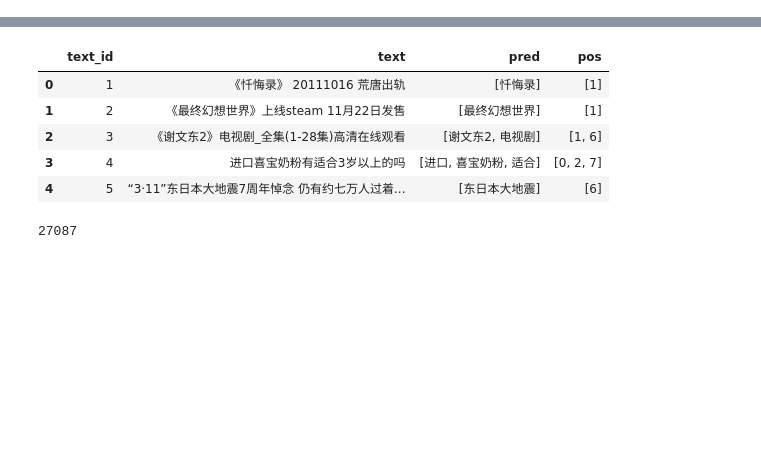
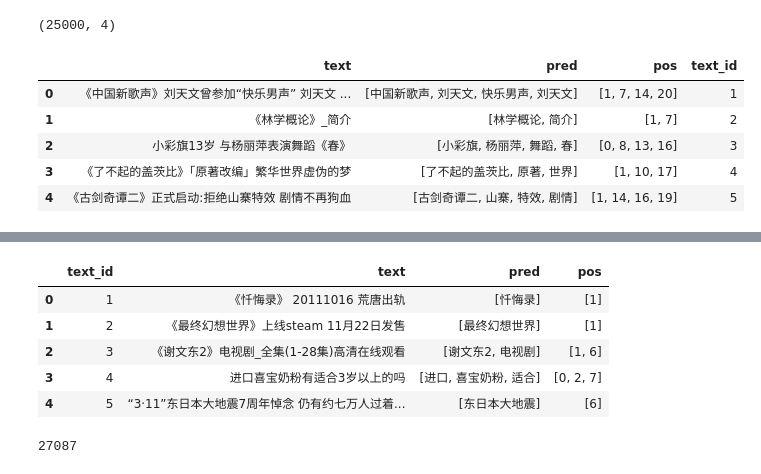
Before and after one commit to zhusleep/entity_link_bilstm_crf, a Jupyter notebook: 消岐.ipynb, the cells around one changed output, grey strips where cells are left out. Saved outputs shown, nothing was run; the diff lists cells and outputs as text; code cells hidden in the pictures; blank space fills up the shorter version.

```diff
--- a/消岐.ipynb
+++ b/消岐.ipynb
@@ -13,3 +46,17 @@ import pickle
 ner_result = pd.read_pickle('result/ner_bert_result.pkl')
 ner_result['text'] = ner_result['text'].apply(lambda x:''.join(x[1:-1]))
 ner_result['pos'] = ner_result['pos'].apply(lambda x:[k[0]-1 for k in x])
+ner_result['text_id'] = ner_result.index+1
+# %%
+ner_result.shape
+# %% [output]
+(25000, 4)
+# %%
+ner_result.head(5)
+# %% [output]
+|  | text | pred | pos | text_id |
+| 0 | 《中国新歌声》刘天文曾参加“快乐男声” 刘天文 ... | [中国新歌声, 刘天文, 快乐男声, 刘天文] | [1, 7, 14, 20] | 1 |
+| 1 | 《林学概论》_简介 | [林学概论, 简介] | [1, 7] | 2 |
+| 2 | 小彩旗13岁 与杨丽萍表演舞蹈《春》 | [小彩旗, 杨丽萍, 舞蹈, 春] | [0, 8, 13, 16] | 3 |
+| 3 | 《了不起的盖茨比》「原著改编」繁华世界虚伪的梦 | [了不起的盖茨比, 原著, 世界] | [1, 10, 17] | 4 |
+| 4 | 《古剑奇谭二》正式启动:拒绝山寨特效 剧情不再狗血 | [古剑奇谭二, 山寨, 特效, 剧情] | [1, 14, 16, 19] | 5 |
```
Also changed, not shown: parts of 22 cells of this notebook, 35 other files.
